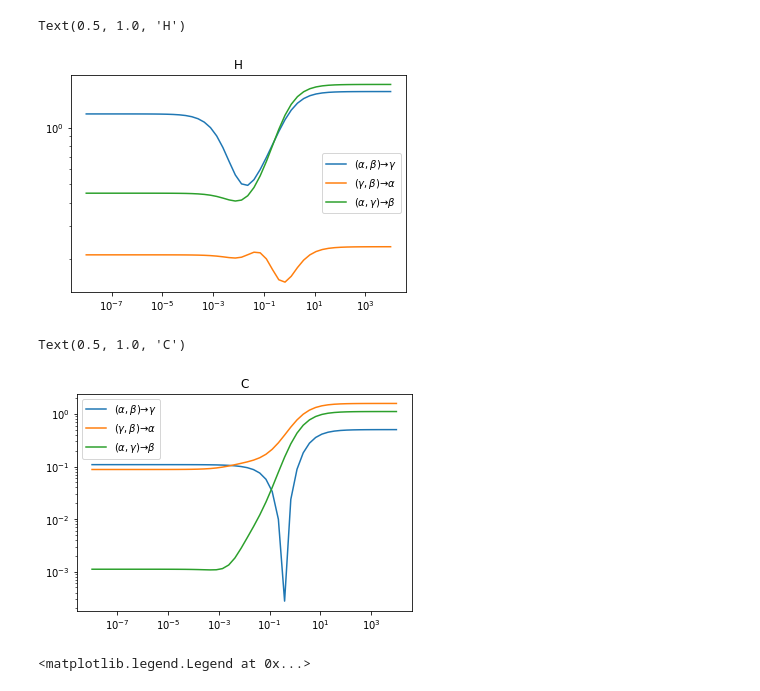
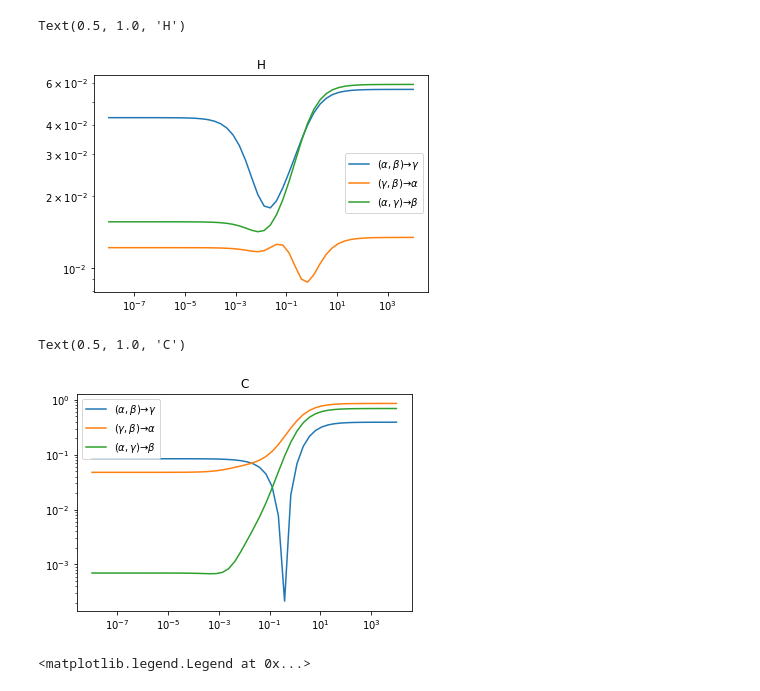
Before and after one commit to emmalumi/master_project, a Jupyter notebook: glycine_test/three_fold_model.ipynb, the cells around one changed output. Drawn from its saved outputs; the diff is of its cells as text; code cells hidden in the pictures.

Commit message:
removing models, adjusting the 3 fold model

```diff
--- a/glycine_test/three_fold_model.ipynb
+++ b/glycine_test/three_fold_model.ipynb
@@ -108,18 +108,25 @@ def process(traj, shieldings):
     return output_cs, output_X
 
 
-def pred_3_folds(X_train, X_test, y_train_raw, y_test_raw):
+def pred_3_folds(X_train, X_test, y_train_raw, y_test_raw, scale=False):
 
-    y_scaler = StandardFlexibleScaler(column_wise=True)
-    y_train = y_scaler.fit_transform(y_train_raw)
-    y_test = y_scaler.transform(y_test_raw)
+    if scale:
+        y_scaler = StandardFlexibleScaler(column_wise=True)
+        y_train = y_scaler.fit_transform(y_train_raw)
+        y_test = y_scaler.transform(y_test_raw)
+    else:
+        y_train = y_train_raw
+        y_test = y_test_raw
 
     alphas = np.logspace(-8, 4)
     errors = np.zeros(len(alphas))
     for ai, alpha in enumerate(alphas):
         reg = KernelRidge(alpha=alpha, kernel="cosine")
         reg.fit(X_train, y_train)
-        errors[ai] = mean_squared_error(y_test, reg.predict(X_test))
+        if scale:
+            errors[ai] = mean_squared_error(y_test, y_scaler.inverse_transform(reg.predict(X_test)))
+        else:
+            errors[ai] = mean_squared_error(y_test, reg.predict(X_test))
 
     return alphas, errors
 # %%
@@ -129,27 +136,31 @@ cs_gamma, X_gamma = process(gamma_traj, gamma_shieldings)
 # %%
 species = 1
 
 csh_alpha = cs_alpha[species].mean() - cs_alpha[species]
 csh_gamma = cs_gamma[species].mean() - cs_gamma[species]
 csh_beta = cs_beta[species].mean() - cs_beta[species]
 
 
 delta_alpha = shifts['glycine_alpha'][species] - csh_alpha
 delta_gamma = shifts['glycine_gamma'][species] - csh_gamma
 delta_beta = shifts['glycine_beta'][species] - csh_beta
 
+alphas, _ = pred_3_folds(np.array([*X_alpha[species], *X_beta[species]]), X_gamma[species], np.array([*delta_alpha, *delta_beta]).reshape(-1, 1),
+                         delta_gamma.reshape(-1, 1))
+
 
 plt.loglog(*pred_3_folds(np.array([*X_alpha[species], *X_beta[species]]), X_gamma[species], np.array([*delta_alpha, *delta_beta]).reshape(-1, 1),
                          delta_gamma.reshape(-1, 1)), label=r'$(\alpha, \beta) \to \gamma$')
 plt.loglog(*pred_3_folds(np.array([*X_gamma[species], *X_beta[species]]), X_alpha[species], np.array([*delta_gamma, *delta_beta]).reshape(-1, 1),
                          delta_alpha.reshape(-1, 1)), label=r'$(\gamma, \beta)\to \alpha$')
 plt.loglog(*pred_3_folds(np.array([*X_alpha[species], *X_gamma[species]]), X_beta[species], np.array([*delta_alpha, *delta_gamma]).reshape(-1, 1),
                          delta_beta.reshape(-1, 1)), label=r'$(\alpha, \gamma) \to \beta$')
+
 plt.legend()
 plt.title("H")
 # %% [output]
 Text(0.5, 1.0, 'H')
-[figure, old version]
+[figure, new version]
 # %%
 species = 6
 
@@ -173,7 +184,7 @@ plt.legend()
 plt.title("C")
 # %% [output]
 Text(0.5, 1.0, 'C')
-[figure, old version]
+[figure, new version]
 # %%
 fig, ax = plt.subplots(ncols=3, nrows=2)
 fig.set_figheight(13)
```
Also changed, not shown: 4 other files.
